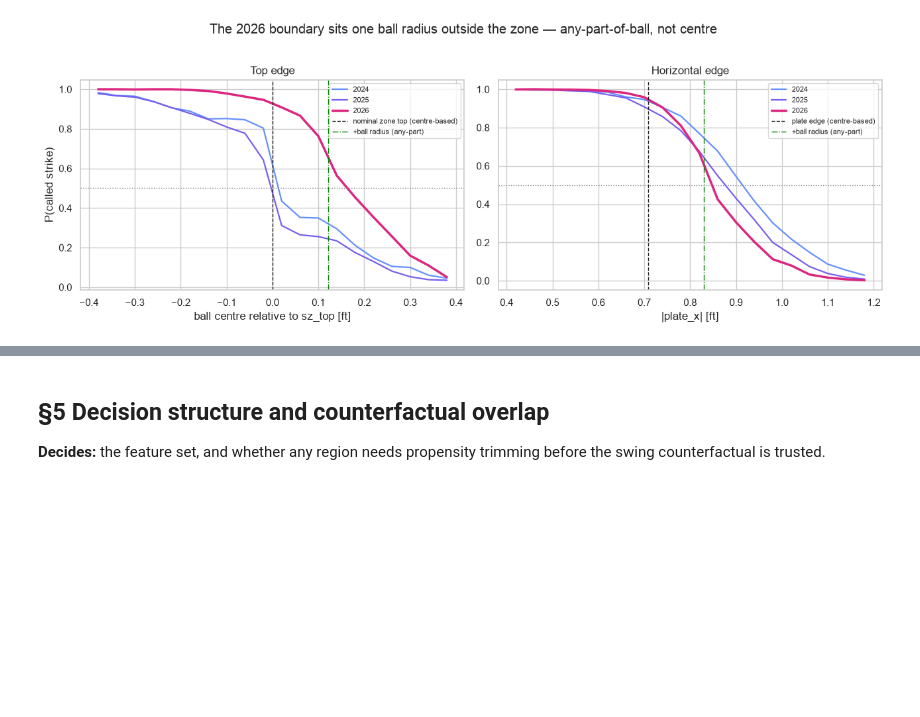
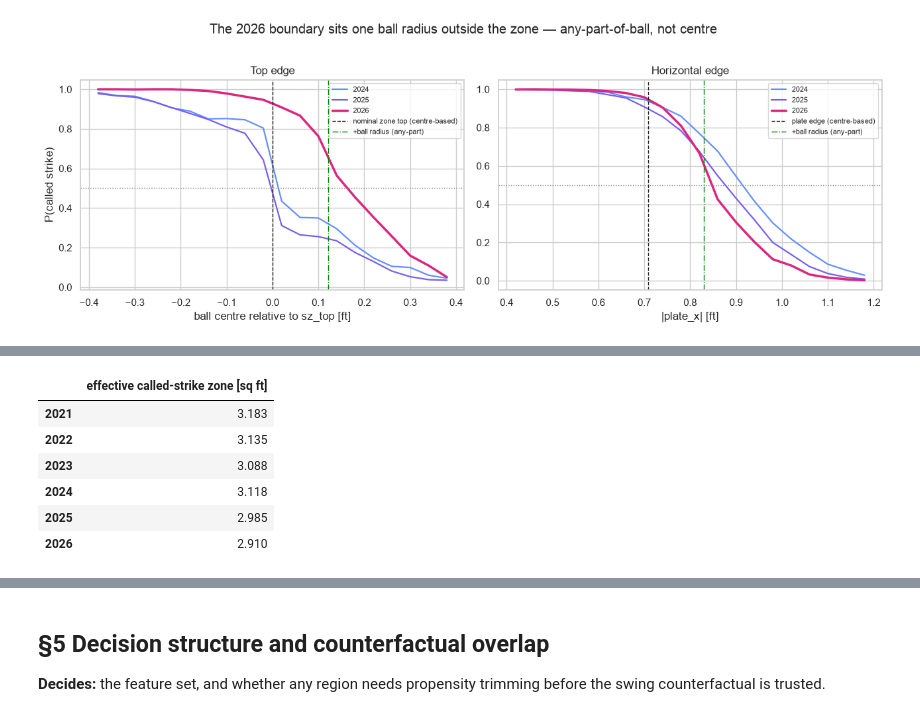
Before and after one commit to Jack1021ohoh/batter_decision_value, a Jupyter notebook: notebooks/eda.ipynb, the cells around one changed output, grey strips where cells are left out. Drawn from its saved outputs; the diff is of its cells as text; code cells hidden in the pictures; blank space fills up the shorter version.

```diff
--- a/notebooks/eda.ipynb
+++ b/notebooks/eda.ipynb
@@ -454,3 +489,24 @@ fig.tight_layout()
+# %%
+# Effective called zone: the area over which a take is called a strike at least
+# half the time, under the common zone definition.
+cell = 0.05
+areas = {}
+for s in SEASONS:
+    g = tk2[tk2.season == s]
+    gx = np.digitize(g.plate_x_mid, np.arange(-1.3, 1.3, cell))
+    gz = np.digitize(g.plate_z_mid - (g.zone_top + g.zone_bot) / 2, np.arange(-0.9, 0.9, cell))
+    grid = (pd.DataFrame({'gx': gx, 'gz': gz, 'cs': g.cs.to_numpy()})
+              .groupby(['gx', 'gz']).agg(rate=('cs', 'mean'), n=('cs', 'size')))
+    areas[s] = grid.query('n >= 25 and rate >= 0.5').shape[0] * cell * cell
+pd.Series(areas, name='effective called-strike zone [sq ft]').round(3).to_frame()
+# %% [output]
+|  | effective called-strike zone [sq ft] |
+| 2021 | 3.183 |
+| 2022 | 3.135 |
+| 2023 | 3.088 |
+| 2024 | 3.118 |
+| 2025 | 2.985 |
+| 2026 | 2.910 |
 # %% [markdown]
 **§4 findings — the ABS band is confirmed exactly.** From 2026 a batter's
 `sz_top`/`sz_bot` stop varying pitch to pitch (within-batter std 0.0000, against
```
Also changed, not shown: parts of 5 cells of this notebook, 2 other files.
